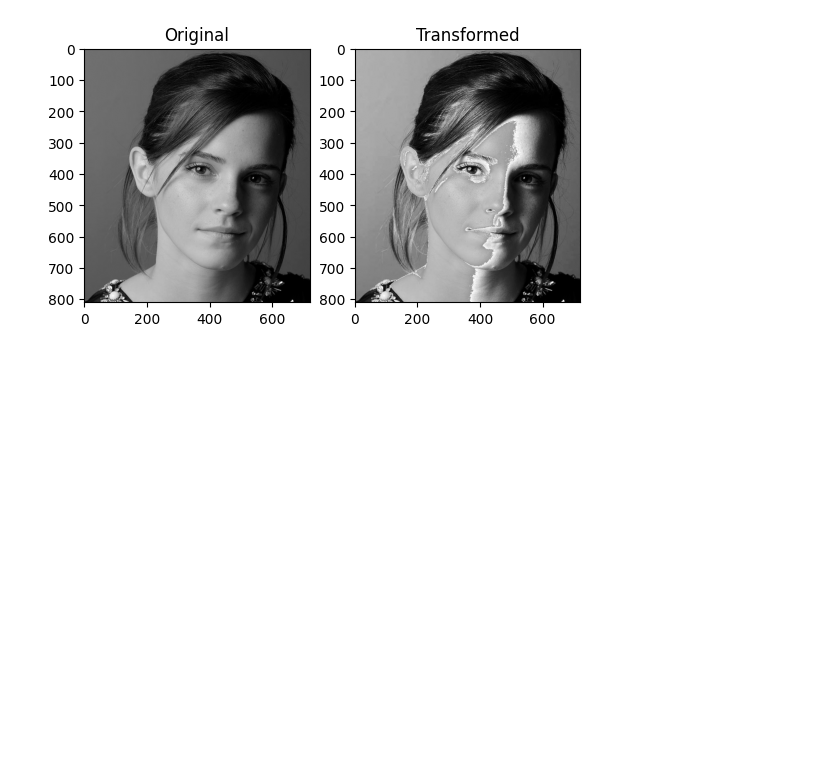
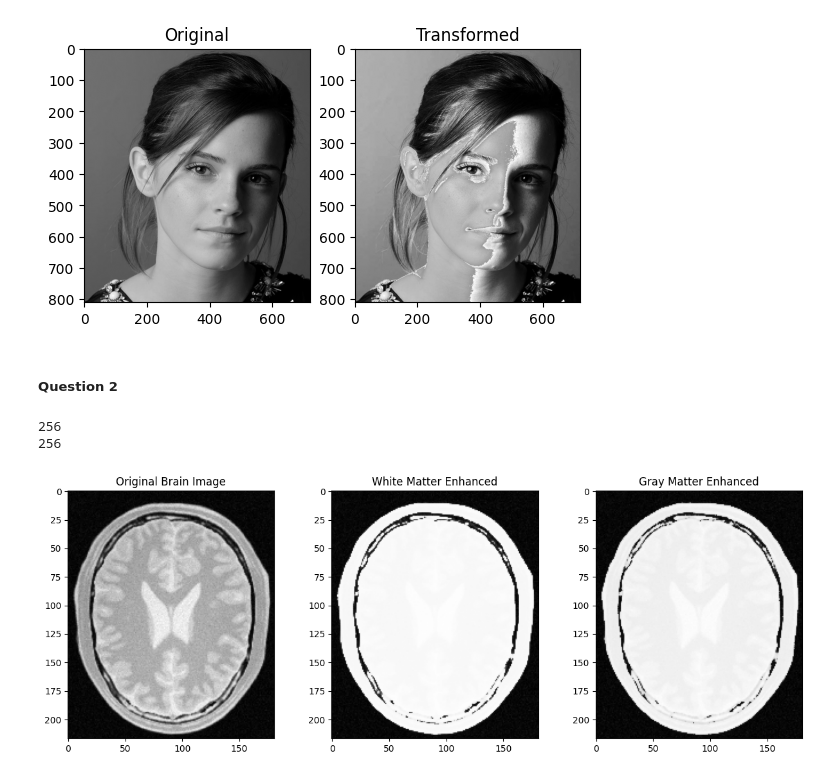
Before and after one commit to Sanugiw/Image-Processing-and-Machine-Vision, a Jupyter notebook: Assignment 1 - Intensity Transformations and Neighborhood Filtering/code.ipynb, the cells around one changed output. Saved outputs shown, nothing was run; the diff lists cells and outputs as text; code cells hidden in the pictures; blank space fills up the shorter version.

```diff
--- a/Assignment 1 - Intensity Transformations and Neighborhood Filtering/code.ipynb
+++ b/Assignment 1 - Intensity Transformations and Neighborhood Filtering/code.ipynb
@@ -36,3 +40,45 @@ plt.show()
 # %% [output]
 256
 [figure]
+# %% [markdown]
+##### Question 2
+# %%
+import cv2 as cv
+import numpy as np
+import matplotlib.pyplot as plt
+
+# (a) Enhance white matter (approximate range 60-80)
+c_white = np.array([(60, 60), (80, 240)])  # Steep increase from 60 to 240 over 60-80
+t1_white = np.linspace(0, c_white[0,1], c_white[0,0] + 1 - 0).astype('uint8')  # 0 to 60
+t2_white = np.linspace(c_white[0,1] + 1, c_white[1,1], c_white[1,0] - c_white[0,0]).astype('uint8')  # 60 to 240
+t3_white = np.linspace(c_white[1,1] + 1, 255, 255 - c_white[1,0]).astype('uint8')  # 240 to 255
+
+transform_white = np.concatenate((t1_white, t2_white), axis=0).astype('uint8')
+transform_white = np.concatenate((transform_white, t3_white), axis=0).astype('uint8')
+print(len(transform_white))  # Should be 256
+
+# (b) Enhance gray matter (approximate range 40-60)
+c_gray = np.array([(40, 40), (60, 220)])  # Steep increase from 40 to 220 over 40-60
+t1_gray = np.linspace(0, c_gray[0,1], c_gray[0,0] + 1 - 0).astype('uint8')  # 0 to 40
+t2_gray = np.linspace(c_gray[0,1] + 1, c_gray[1,1], c_gray[1,0] - c_gray[0,0]).astype('uint8')  # 40 to 220
+t3_gray = np.linspace(c_gray[1,1] + 1, 255, 255 - c_gray[1,0]).astype('uint8')  # 220 to 255
+
+transform_gray = np.concatenate((t1_gray, t2_gray), axis=0).astype('uint8')
+transform_gray = np.concatenate((transform_gray, t3_gray), axis=0).astype('uint8')
+print(len(transform_gray))  # Should be 256
+
+# Load and transform the brain image
+img_orig = cv.imread('images/brain_proton_density_slice.png', cv.IMREAD_GRAYSCALE)
+image_transformed_white = cv.LUT(img_orig, transform_white)
+image_transformed_gray = cv.LUT(img_orig, transform_gray)
+
+# Display results
+plt.figure(figsize=(15, 5))
+plt.subplot(131), plt.imshow(img_orig, cmap='gray'), plt.title('Original Brain Image')
+plt.subplot(132), plt.imshow(image_transformed_white, cmap='gray'), plt.title('White Matter Enhanced')
+plt.subplot(133), plt.imshow(image_transformed_gray, cmap='gray'), plt.title('Gray Matter Enhanced')
+plt.show()
+# %% [output]
+256
+256
+[figure, added]
```
Also changed, not shown: parts of 1 cell of this notebook.
